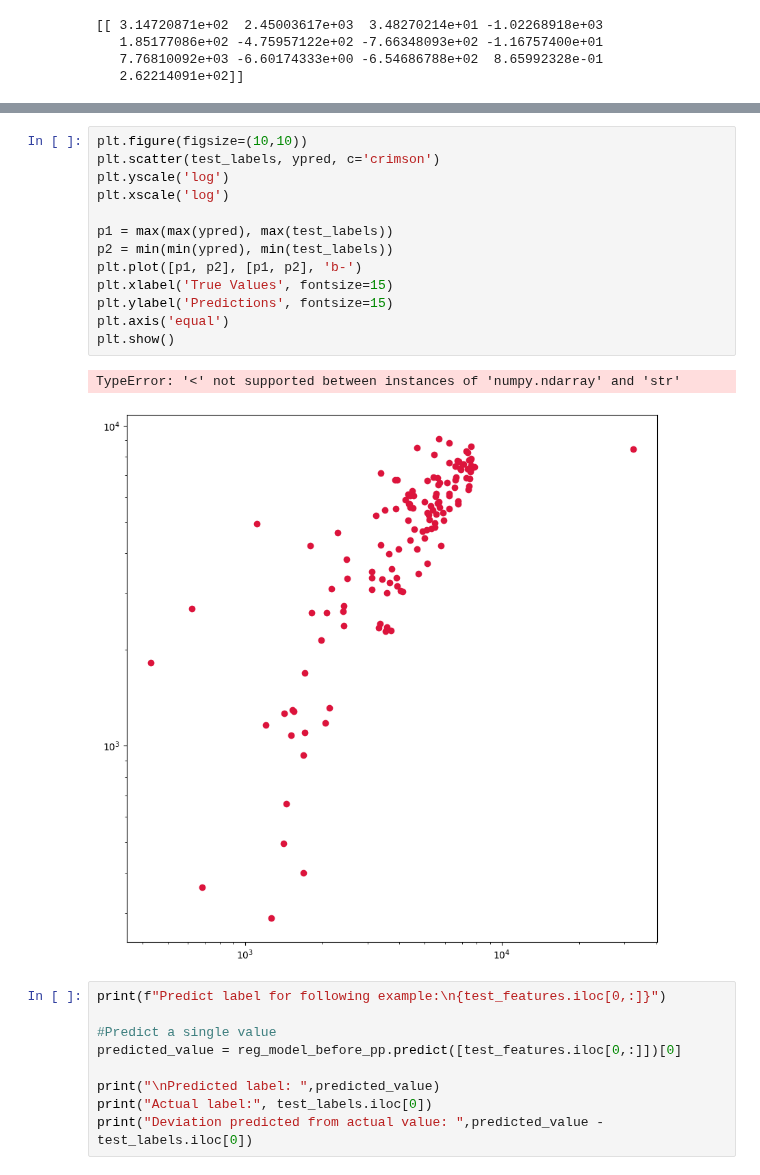
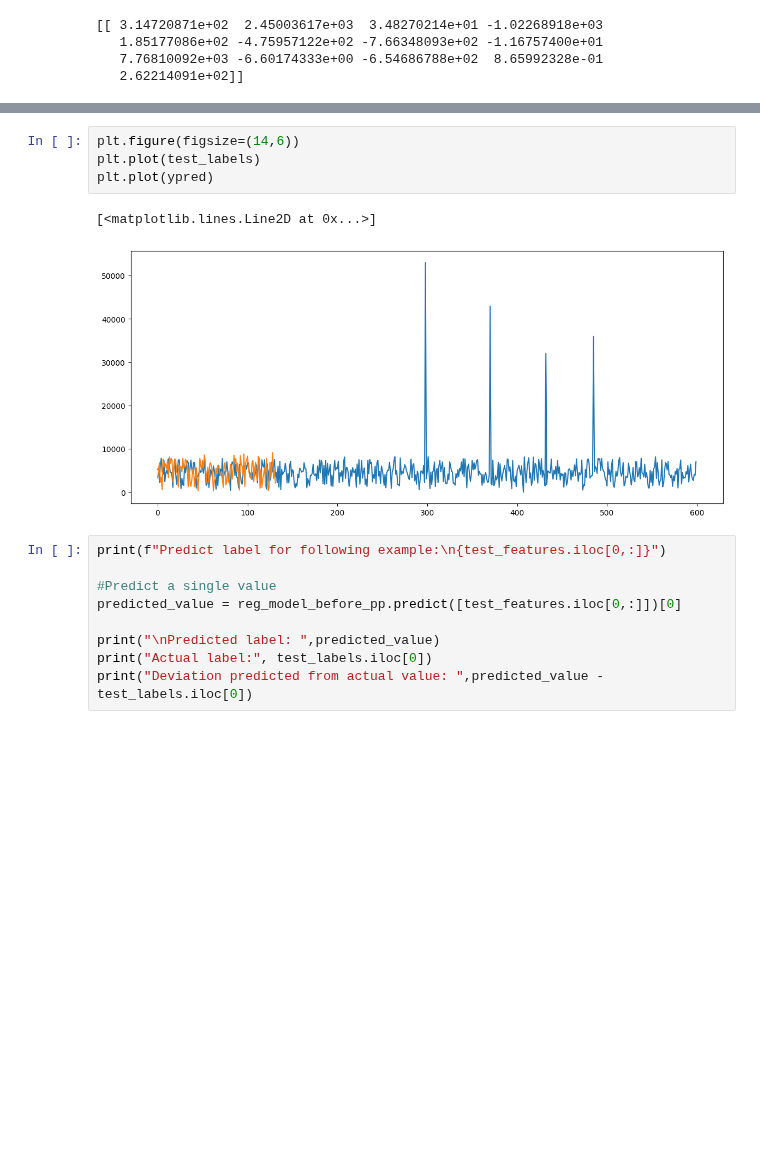
Before and after one commit to PatrykGadziomski/Bike-Rental-Prediction, a Jupyter notebook: Task 2/model_before_pp.ipynb, the cells around one changed output, grey strips where cells are left out. Cells and saved outputs as stored; diff of their text form; blank space fills up the shorter version.

Commit message:
model visualization

```diff
--- a/Task 2/model_before_pp.ipynb
+++ b/Task 2/model_before_pp.ipynb
@@ -83,19 +109,10 @@ numpy.ndarray
-# %%
-plt.figure(figsize=(10,10))
-plt.scatter(test_labels, ypred, c='crimson')
-plt.yscale('log')
-plt.xscale('log')
-
-p1 = max(max(ypred), max(test_labels))
-p2 = min(min(ypred), min(test_labels))
-plt.plot([p1, p2], [p1, p2], 'b-')
-plt.xlabel('True Values', fontsize=15)
-plt.ylabel('Predictions', fontsize=15)
-plt.axis('equal')
-plt.show()
-# %% [output]
-TypeError: '<' not supported between instances of 'numpy.ndarray' and 'str'
-[figure, removed]
+# %%
+plt.figure(figsize=(14,6))
+plt.plot(test_labels)
+plt.plot(ypred)
+# %% [output]
+[<matplotlib.lines.Line2D at 0x...>]
+[figure, added]
 # %%
 print(f"Predict label for following example:\n{test_features.iloc[0,:]}")
 
```
Also changed, not shown: parts of 5 cells of this notebook.
